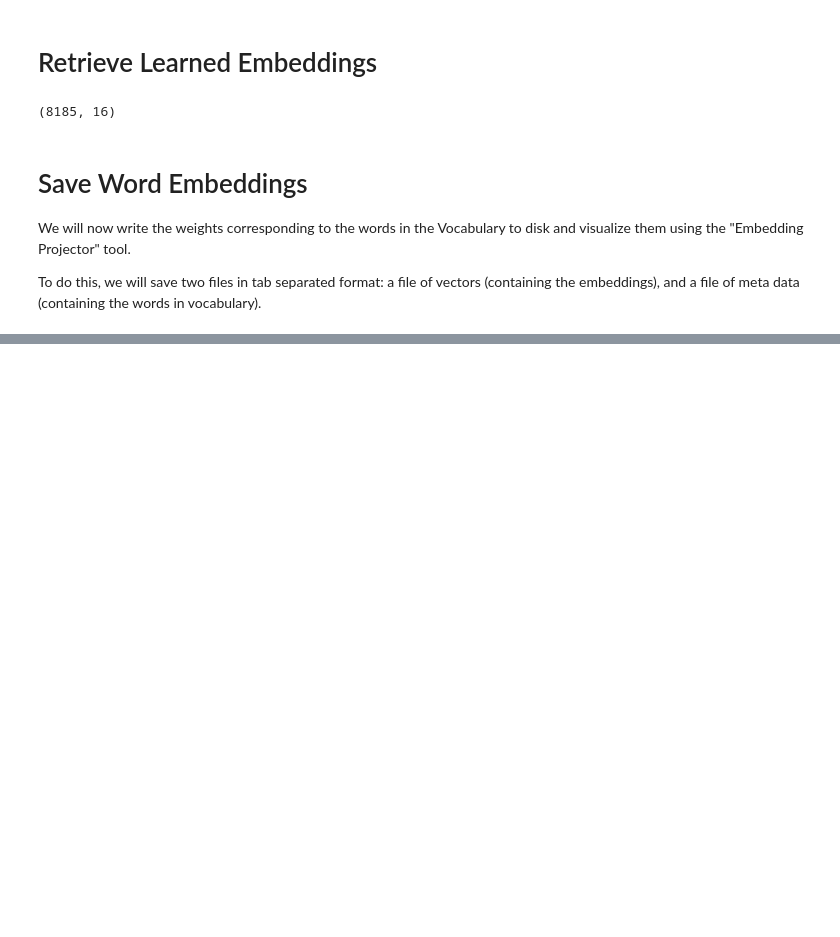
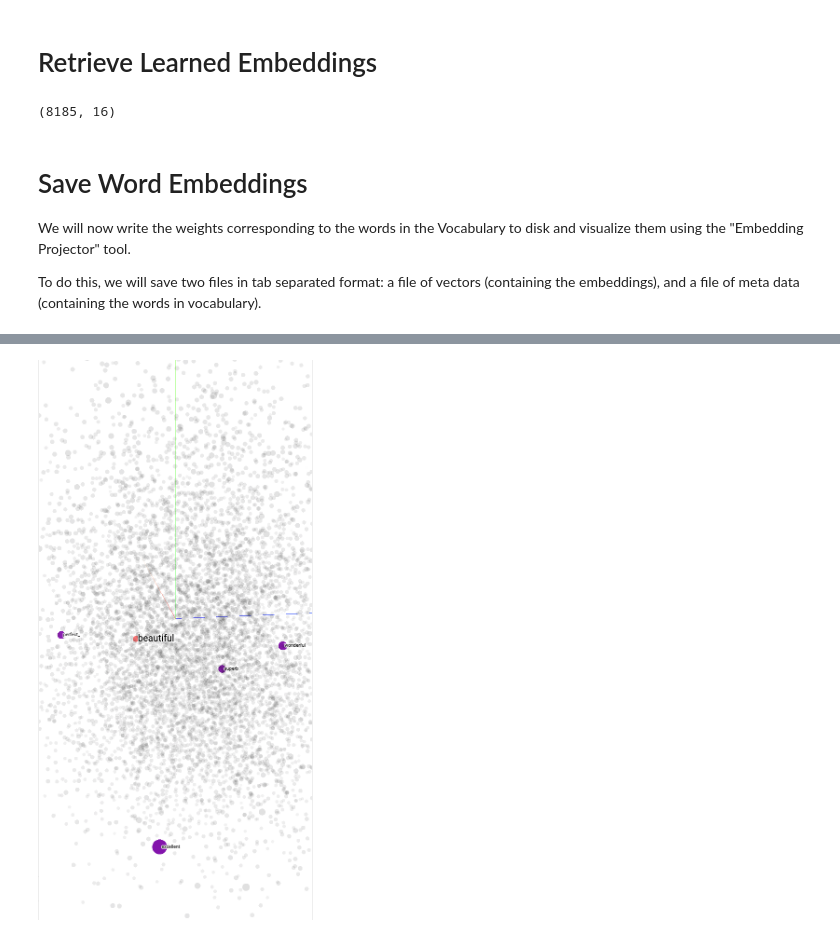
Before and after one commit to anujdutt9/Deep-Learning-TF-2.0, a Jupyter notebook: Train_and_Visualize_Word_Embeddings.ipynb, the cells around one changed output, grey strips where cells are left out. Saved outputs shown, nothing was run; the diff lists cells and outputs as text; code cells hidden in the pictures; blank space fills up the shorter version.

Commit message:
Train a model and Visualize its Word Embeddings.

```diff
--- a/Train_and_Visualize_Word_Embeddings.ipynb
+++ b/Train_and_Visualize_Word_Embeddings.ipynb
@@ -533,0 +545,5 @@ else:
+# %%
+# Image Showing the Closest Neighboring Words to the word "beautifu"
+Image("closest_neighbors.png", width=700)
+# %% [output]
+[figure, added]
```
Also changed, not shown: parts of 4 cells of this notebook.
